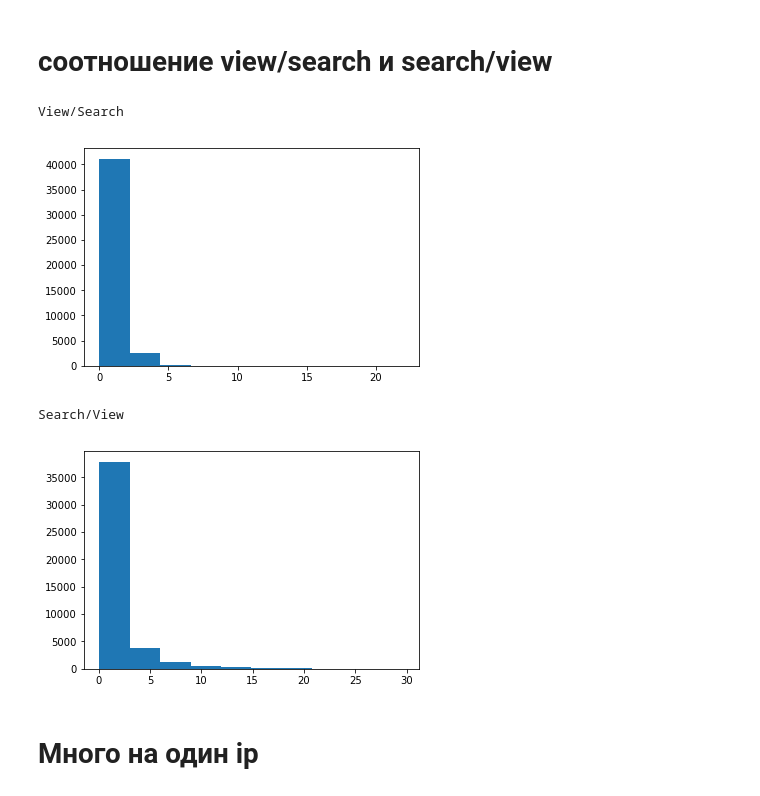
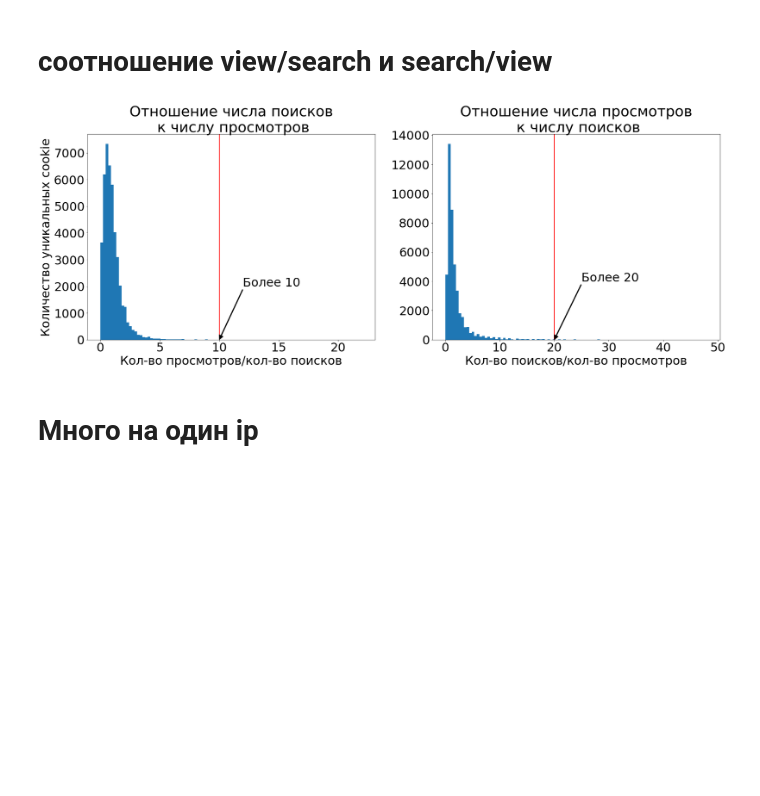
Before and after one commit to ra2003/avito-1, a Jupyter notebook: avito2_f.ipynb, the cells around one changed output. Cells and saved outputs as stored; diff of their text form; code cells hidden in the pictures; blank space fills up the shorter version.

```diff
--- a/avito2_f.ipynb
+++ b/avito2_f.ipynb
@@ -95,19 +131,38 @@ r_df = df_4[(df_4['eventtype_group'] == 'Request_ItemSearch') | (df_4['eventtype
 # Создаю новые переменные соотношение просмотров к поискам и наоборот
 r_df['view_search'] = r_df['Request_ItemView']/r_df['Request_ItemSearch']
 r_df['search_view'] = r_df['Request_ItemSearch']/r_df['Request_ItemView']
-# %%
-print ('View/Search')
-plt.hist(r_df[r_df.view_search < 30]['view_search'].dropna().values)
-plt.show()
-
-print ('Search/View')
-plt.hist(r_df[r_df.search_view < 30]['search_view'].dropna().values)
-plt.show()
-# %% [output]
-View/Search
-[figure, removed]
-Search/View
-[figure, removed]
+# %%
+plt.figure(figsize=(30,10))
+font = {'size'   : 32, 'family':'DejaVu Sans'}
+
+matplotlib.rc('font', **font)
+
+plt.subplots_adjust(wspace=0.2)
+
+plt.subplot(1,2,1)
+plt.title('Отношение числа поисков\n к числу просмотров')
+plt.xlabel('Кол-во просмотров/кол-во поисков')
+plt.ylabel('Количество уникальных cookie')
+plt.hist(r_df[r_df.view_search < 50]['view_search'].dropna().values, bins = 100)
+plt.annotate('Более 10', xy=(10, 0), xytext=(12, 2000),
+            arrowprops=dict(facecolor='black', shrink=0.00, width=2),
+            )
+plt.axvline(x=10,  linewidth=2, color='r')
+
+plt.subplot(1,2,2)
+plt.title('Отношение числа просмотров\n к числу поисков')
+plt.xlabel('Кол-во поисков/кол-во просмотров')
+plt.annotate('Более 20', xy=(20, 0), xytext=(25, 4000),
+            arrowprops=dict(facecolor='black', shrink=0.00, width=2),
+            )
+plt.hist(r_df[r_df.search_view < 50]['search_view'].dropna().values, bins = 100)
+plt.axvline(x=20,  linewidth=2, color='r')
+
+plt.savefig('view_search.png')
+
+plt.show()
+# %% [output]
+[figure, added]
 # %%
 # Отбираем в плохие те у кого отношения больше 20
 x_bad_3 = r_df[(r_df.view_search > 10) | (r_df.search_view > 20)]['cookie'].drop_duplicates().values
```
Also changed, not shown: parts of 19 cells of this notebook.
